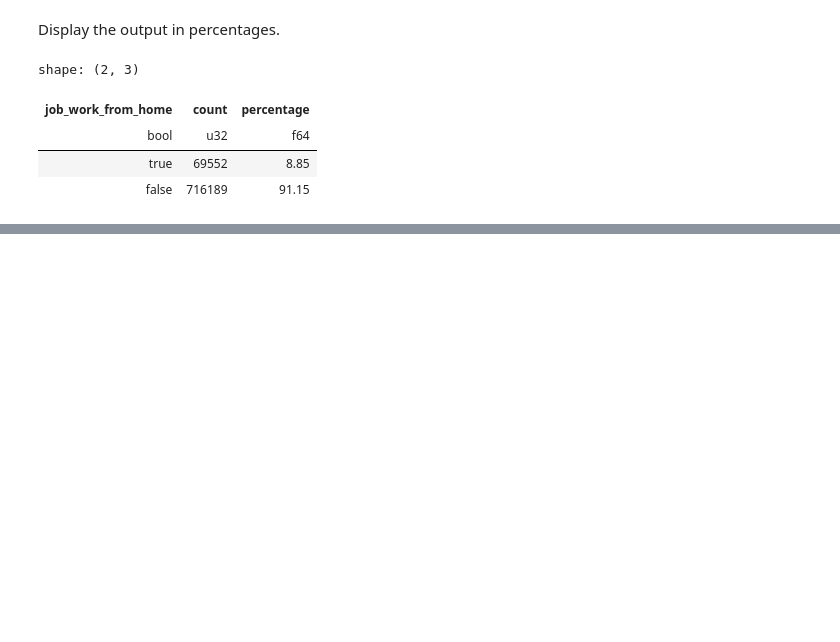
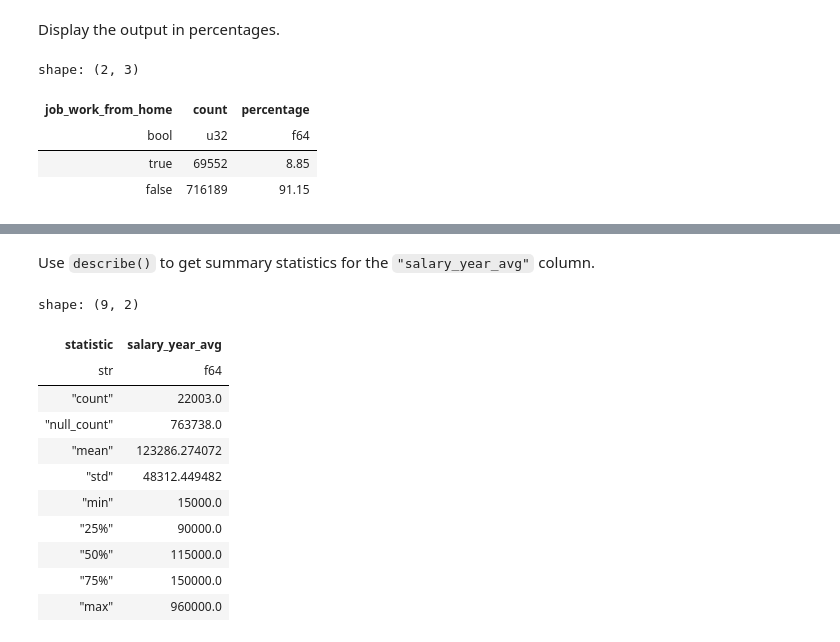
Before and after one commit to bdi593/textbook, a Jupyter notebook: content/data-job-postings/analysis.ipynb, the cells around one changed output, grey strips where cells are left out. Cells and saved outputs as stored; diff of their text form; code cells hidden in the pictures; blank space fills up the shorter version.

```diff
--- a/content/data-job-postings/analysis.ipynb
+++ b/content/data-job-postings/analysis.ipynb
@@ -640,0 +716,17 @@ shape: (2, 3)
+# %% [markdown]
+Use `describe()` to get summary statistics for the `"salary_year_avg"` column.
+# %%
+df.select(pl.col("salary_year_avg")).describe()
+# %% [output]
+shape: (9, 2)
+| statistic | salary_year_avg |
+| str | f64 |
+| "count" | 22003.0 |
+| "null_count" | 763738.0 |
+| "mean" | 123286.274072 |
+| "std" | 48312.449482 |
+| "min" | 15000.0 |
+| "25%" | 90000.0 |
+| "50%" | 115000.0 |
+| "75%" | 150000.0 |
+| "max" | 960000.0 |
```
Also changed, not shown: parts of 31 cells of this notebook, 2 other files.
